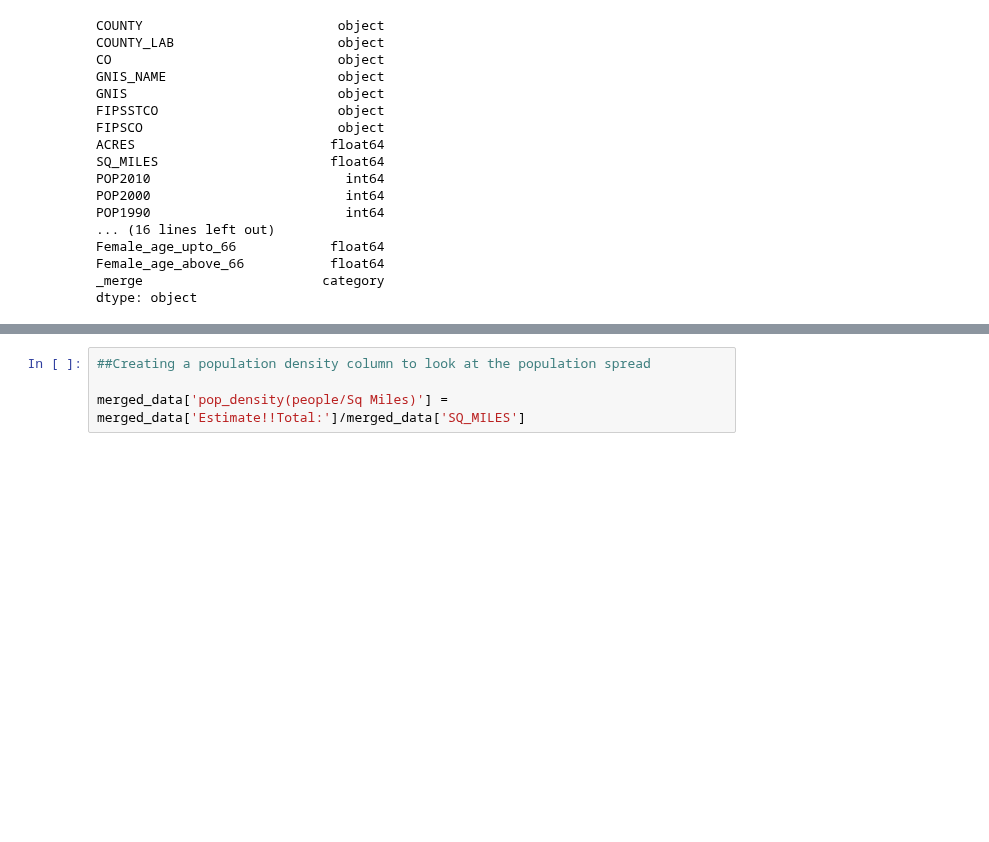
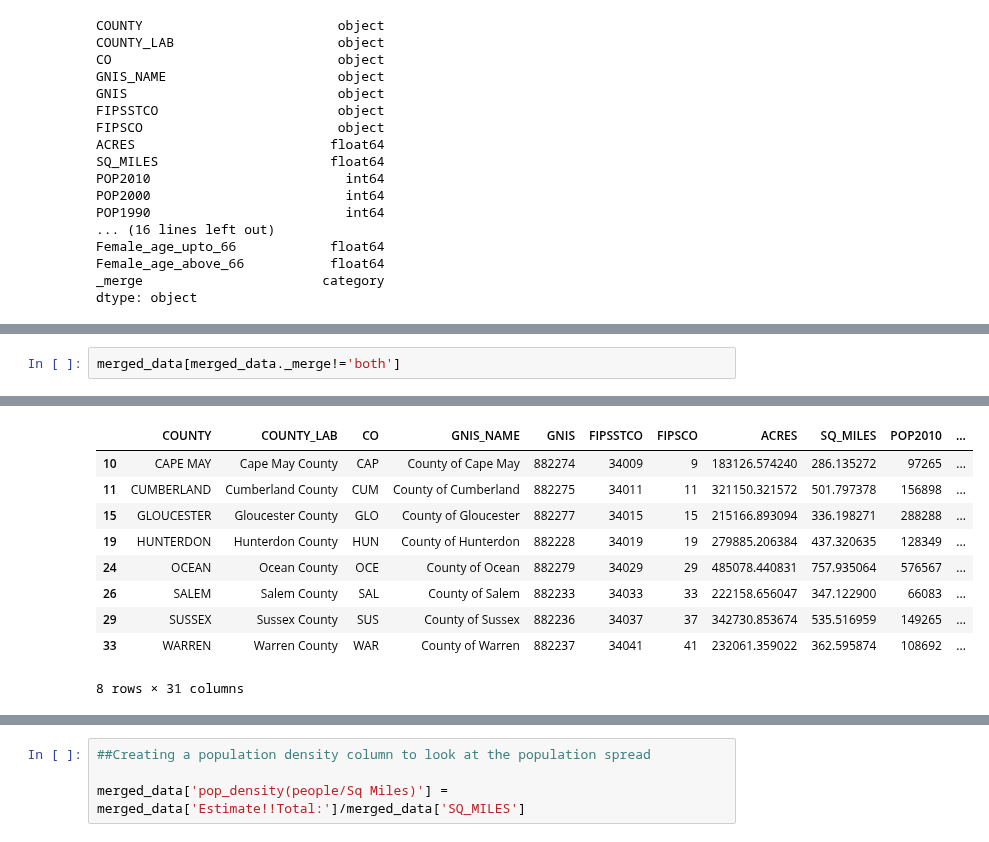
Before and after one commit to NihilKottal001/GIS, a Jupyter notebook: PS1.ipynb, the cells around one changed output, grey strips where cells are left out. Saved outputs shown, nothing was run; the diff lists cells and outputs as text; blank space fills up the shorter version.

Commit message:
great, but merge problems--simplify and double check

```diff
--- a/PS1.ipynb
+++ b/PS1.ipynb
@@ -191,0 +236,3 @@ dtype: object
+# %%
+merged_data[merged_data._merge!='both']
+# %% [output]
@@ -191,0 +240,10 @@ dtype: object
+|  | COUNTY | COUNTY_LAB | CO | GNIS_NAME | GNIS | FIPSSTCO | FIPSCO | ACRES | SQ_MILES | POP2010 | ... |
+| 10 | CAPE MAY | Cape May County | CAP | County of Cape May | 882274 | 34009 | 9 | 183126.574240 | 286.135272 | 97265 | ... |
+| 11 | CUMBERLAND | Cumberland County | CUM | County of Cumberland | 882275 | 34011 | 11 | 321150.321572 | 501.797378 | 156898 | ... |
+| 15 | GLOUCESTER | Gloucester County | GLO | County of Gloucester | 882277 | 34015 | 15 | 215166.893094 | 336.198271 | 288288 | ... |
+| 19 | HUNTERDON | Hunterdon County | HUN | County of Hunterdon | 882228 | 34019 | 19 | 279885.206384 | 437.320635 | 128349 | ... |
+| 24 | OCEAN | Ocean County | OCE | County of Ocean | 882279 | 34029 | 29 | 485078.440831 | 757.935064 | 576567 | ... |
+| 26 | SALEM | Salem County | SAL | County of Salem | 882233 | 34033 | 33 | 222158.656047 | 347.122900 | 66083 | ... |
+| 29 | SUSSEX | Sussex County | SUS | County of Sussex | 882236 | 34037 | 37 | 342730.853674 | 535.516959 | 149265 | ... |
+| 33 | WARREN | Warren County | WAR | County of Warren | 882237 | 34041 | 41 | 232061.359022 | 362.595874 | 108692 | ... |
+8 rows × 31 columns
```
Also changed, not shown: parts of 6 cells of this notebook.
